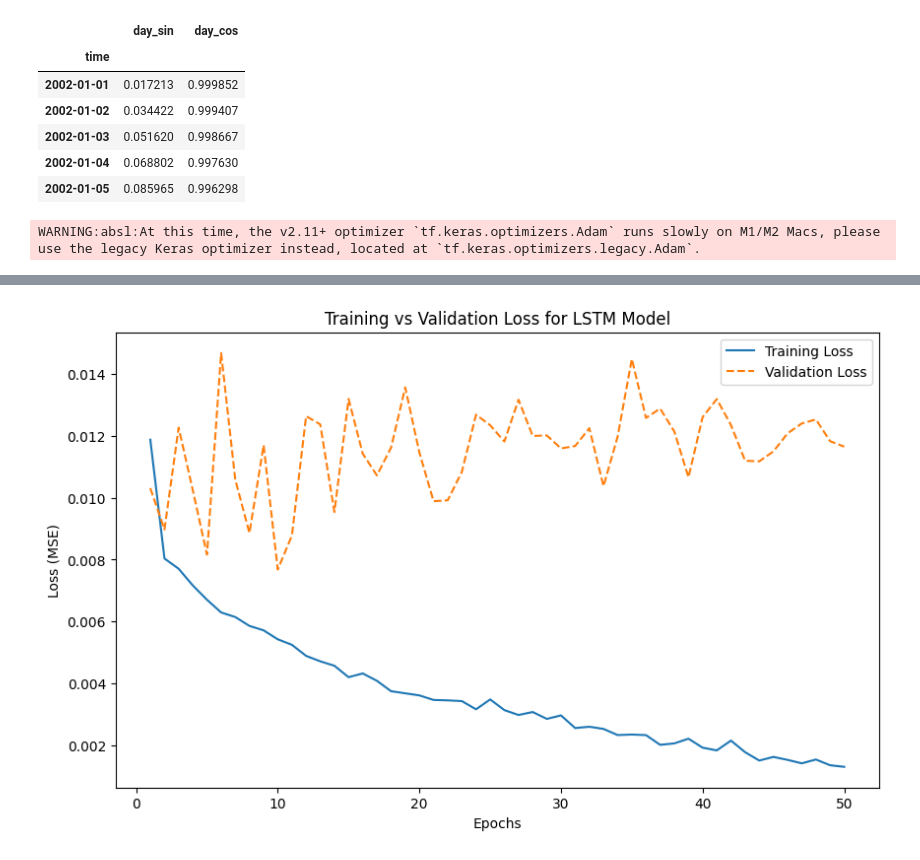
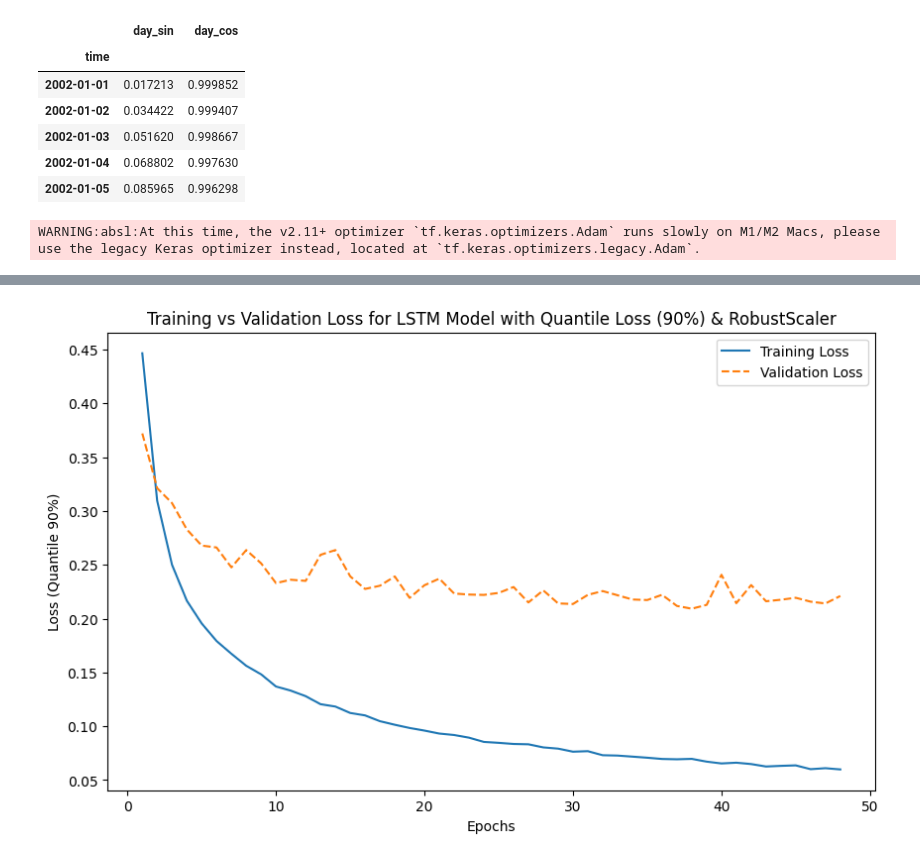
Before and after one commit to nicolaigarder/Forecasting-water-inflow, a Jupyter notebook: LSTM.ipynb, the cells around one changed output, grey strips where cells are left out. Saved outputs shown, nothing was run; the diff lists cells and outputs as text; code cells hidden in the pictures.

```diff
--- a/LSTM.ipynb
+++ b/LSTM.ipynb
@@ -73,21 +73,27 @@ import tensorflow as tf
 from tensorflow.keras.models import Sequential
 from tensorflow.keras.layers import LSTM, Dense, Dropout
 from tensorflow.keras.optimizers import Adam
-from sklearn.model_selection import train_test_split
-from sklearn.preprocessing import MinMaxScaler
+from tensorflow.keras.callbacks import EarlyStopping
 from tensorflow.keras.regularizers import l2
-
+from sklearn.preprocessing import RobustScaler
+import numpy as np
+import tensorflow.keras.backend as K
 
 # Define hyperparameters
 TIME_STEPS = 30
-LSTM_UNITS = 400
 BATCH_SIZE = 8
-LEARNING_RATE = 0.001
-EPOCHS = 50  # Increased to allow better learning
+LEARNING_RATE = 0.0001
+EPOCHS = 50
 
+# Define Quantile Loss Function
+def quantile_loss(q, y_true, y_pred):
+    e = y_true - y_pred
+    return K.mean(K.maximum(q * e, (q - 1) * e))
+
+# Preprocess Data
 def preprocess_data(df, time_steps):
-    scaler_X = MinMaxScaler()
-    scaler_y = MinMaxScaler()
+    scaler_X = RobustScaler()  # Change to RobustScaler
+    scaler_y = RobustScaler()  # Also use for target variable
 
     # Ensure only numerical features
     X_scaled = scaler_X.fit_transform(df.drop(columns=["KarupBro"]).select_dtypes(include=[np.number]))
@@ -100,17 +106,20 @@ def preprocess_data(df, time_steps):
 
     return np.array(X_series), np.array(y_series), scaler_X, scaler_y
 
-# Build LSTM model
-def build_model(time_steps, features, learning_rate):
+# Build LSTM Model with Quantile Loss & L2 Regularization
+def build_model(time_steps, features, learning_rate, quantile=0.9):
     model = Sequential([
-        LSTM(200, return_sequences=True, input_shape=(time_steps, features)),  # Reduced units
+        LSTM(200, return_sequences=True, input_shape=(time_steps, features),
+             kernel_regularizer=l2(0.001)),
         Dropout(0.3),
-        LSTM(100, return_sequences=False),  # Additional smaller LSTM layer
+        LSTM(100, return_sequences=False, kernel_regularizer=l2(0.001)),
         Dropout(0.3),
-        Dense(50, activation="relu"),  # Additional dense layer
+        Dense(50, activation="relu", kernel_regularizer=l2(0.001)),
         Dense(1)
     ])
-    model.compile(optimizer=Adam(learning_rate=learning_rate), loss="mse")
+    # Compile with quantile loss
+    model.compile(optimizer=Adam(learning_rate=learning_rate),
+                  loss=lambda y_true, y_pred: quantile_loss(quantile, y_true, y_pred))
     return model
 
 # Ensure dataset has no missing values
@@ -119,19 +128,33 @@ merged_df = merged_df.dropna()
 # Prepare dataset
 X_series, y_series, scaler_X, scaler_y = preprocess_data(merged_df, TIME_STEPS)
 
-# Split into train (60%), validation (20%), and test (20%)
-X_train, X_temp, y_train, y_temp = train_test_split(X_series, y_series, test_size=0.4, shuffle=False)
-X_val, X_test, y_val, y_test = train_test_split(X_temp, y_temp, test_size=0.5, shuffle=False)
-FEATURES = X_series.shape[2]
+# Sequential Splitting for Time Series
+train_size = int(0.6 * len(X_series))
+val_size = int(0.2 * len(X_series))
+test_size = len(X_series) - train_size - val_size
+
+X_train, y_train = X_series[:train_size], y_series[:train_size]
+X_val, y_val = X_series[train_size:train_size+val_size], y_series[train_size:train_size+val_size]
+X_test, y_test = X_series[train_size+val_size:], y_series[train_size+val_size:]
+
+print(f"Train size: {len(X_train)}, Val size: {len(X_val)}, Test size: {len(X_test)}")
 
 # Build and train model
-model = build_model(TIME_STEPS, FEATURES, LEARNING_RATE)
+model = build_model(TIME_STEPS, X_series.shape[2], LEARNING_RATE)
+
+# Early Stopping to Prevent Overfitting
+early_stopping = EarlyStopping(
+    monitor='val_loss',
+    patience=10,
+    restore_best_weights=True
+)
 
 history = model.fit(
     X_train, y_train,
     validation_data=(X_val, y_val),
     epochs=EPOCHS,
     batch_size=BATCH_SIZE,
+    callbacks=[early_stopping],
     verbose=1
 )
 
@@ -141,11 +164,11 @@ val_loss = history.history["val_loss"]
 
 # Plot train vs validation loss
 plt.figure(figsize=(10, 6))
-plt.plot(range(1, EPOCHS + 1), train_loss, label="Training Loss")
-plt.plot(range(1, EPOCHS + 1), val_loss, label="Validation Loss", linestyle="dashed")
+plt.plot(range(1, len(train_loss) + 1), train_loss, label="Training Loss")
+plt.plot(range(1, len(val_loss) + 1), val_loss, label="Validation Loss", linestyle="dashed")
 plt.xlabel("Epochs")
-plt.ylabel("Loss (MSE)")
-plt.title("Training vs Validation Loss for LSTM Model")
+plt.ylabel("Loss (Quantile 90%)")
+plt.title("Training vs Validation Loss for LSTM Model with Quantile Loss (90%) & RobustScaler")
 plt.legend()
 plt.show()
 # %% [output]
@@ -170,4 +193,4 @@ Epoch 50/50
-[figure, old version]
+[figure, new version]
 # %%
 # Predict on test data
 y_pred = model.predict(X_test)
```
Also changed, not shown: parts of 3 cells of this notebook, 2 other files.
